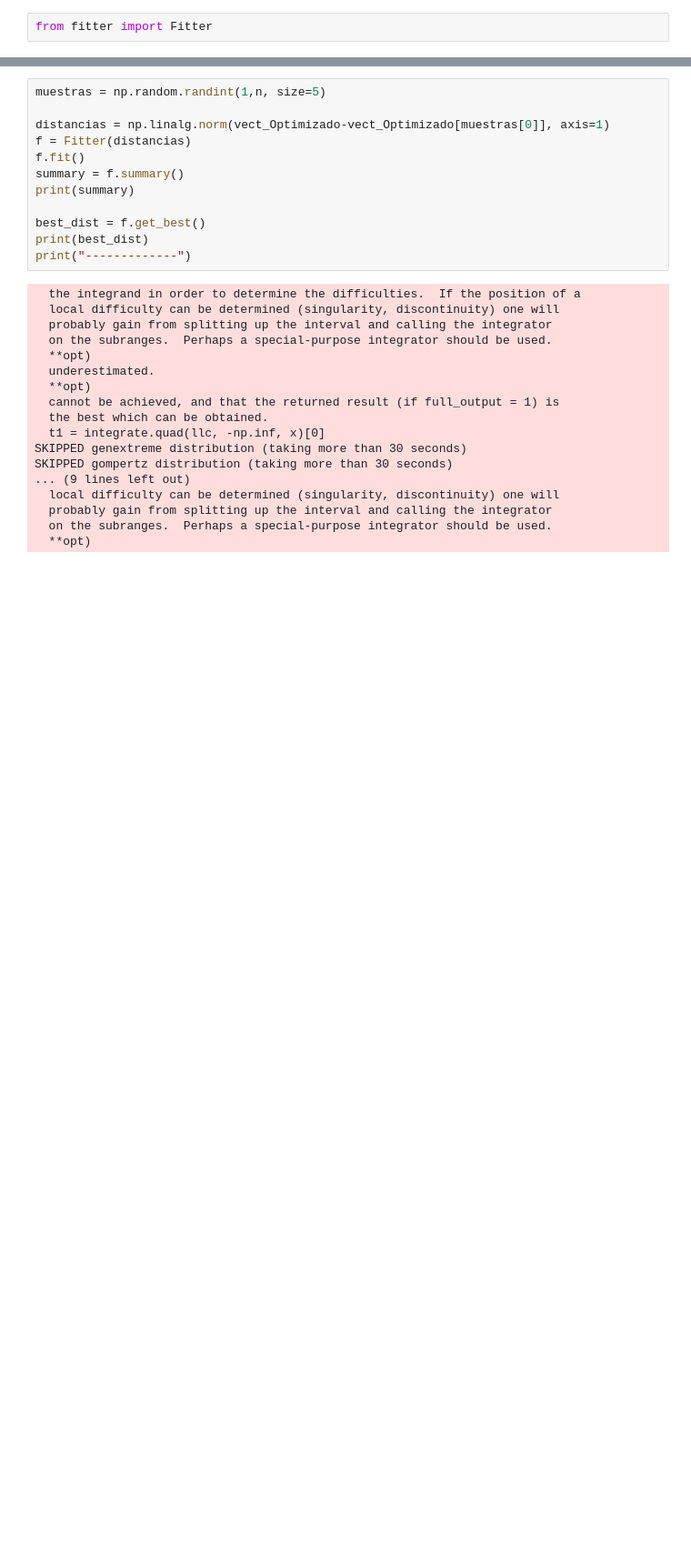
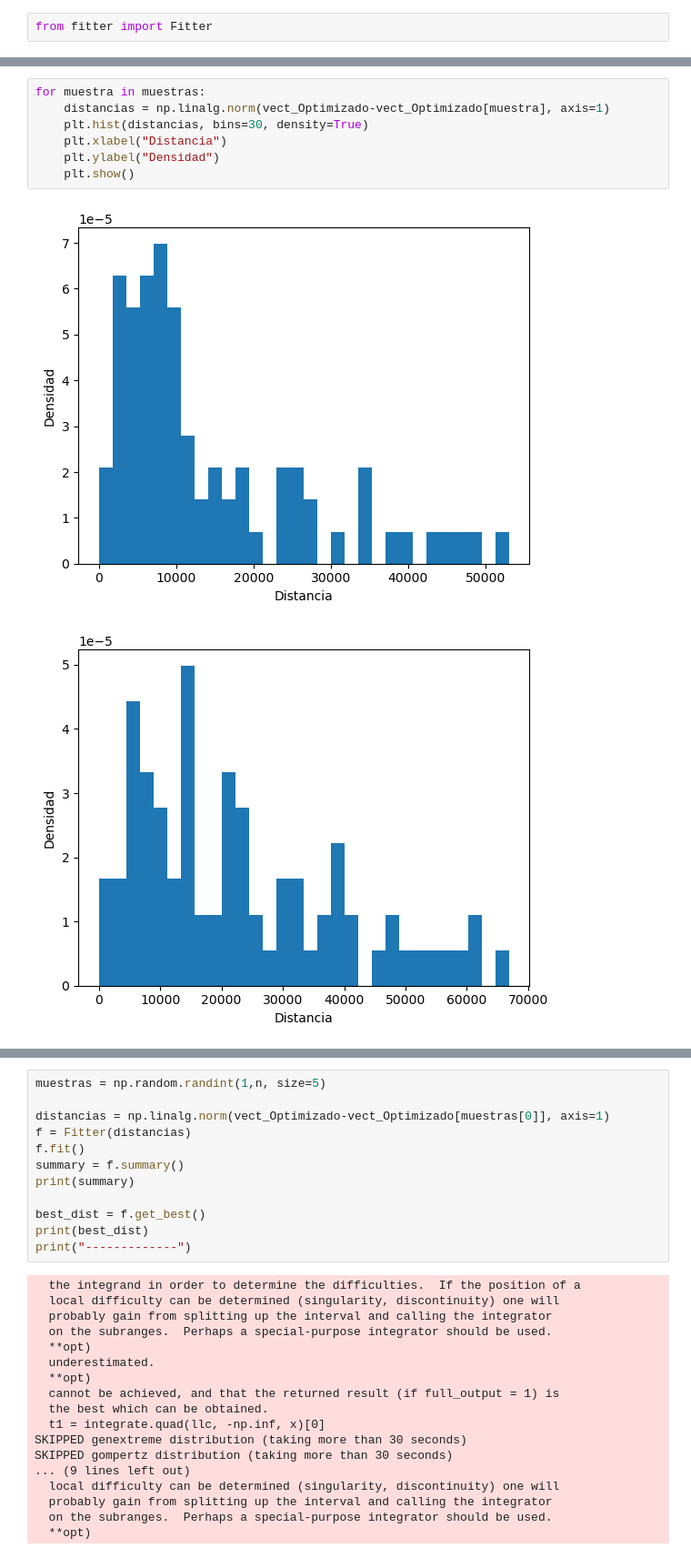
Before and after one commit to gerocharuiz/KmerTopology, a Jupyter notebook: notebooks/distancias.ipynb, the cells around one changed output, grey strips where cells are left out. Shown at 91% size. Saved outputs shown, nothing was run; the diff lists cells and outputs as text; blank space fills up the shorter version.

Commit message:
modificacion para ver la distribucion de distancia en el espacio vectorial generado por los descriptores topologicos

```diff
--- a/notebooks/distancias.ipynb
+++ b/notebooks/distancias.ipynb
@@ -127,0 +129,10 @@ print(muestras)
+# %%
+for muestra in muestras:
+    distancias = np.linalg.norm(vect_Optimizado-vect_Optimizado[muestra], axis=1)
+    plt.hist(distancias, bins=30, density=True)
+    plt.xlabel("Distancia")
+    plt.ylabel("Densidad")
+    plt.show()
+# %% [output]
+[figure, added]
+[figure, added]
```
Also changed, not shown: parts of 5 cells of this notebook.
